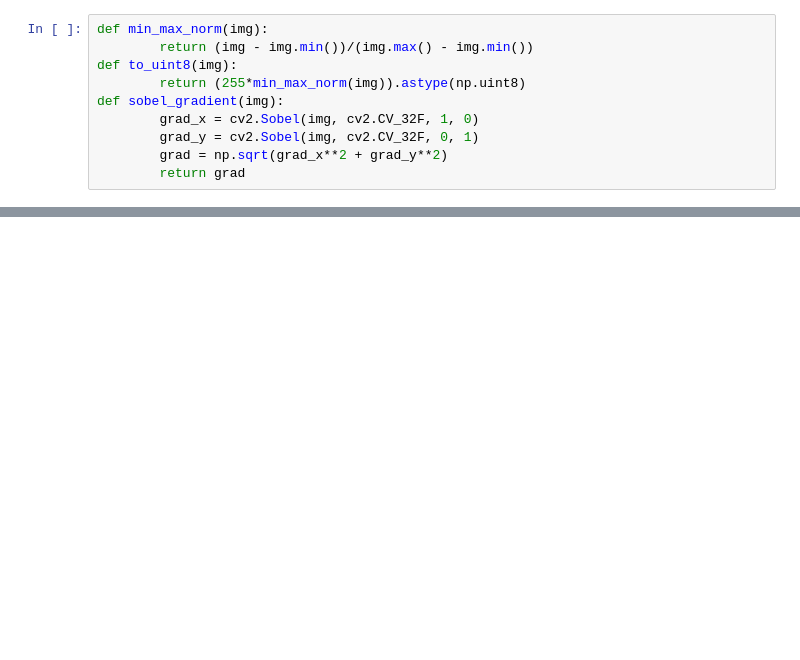
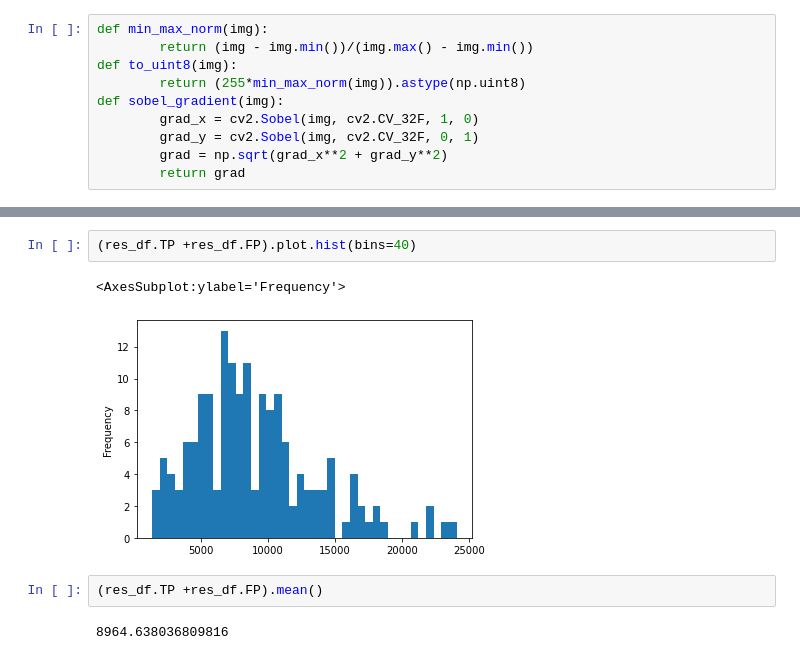
Before and after one commit to joaco18/calc-det, a Jupyter notebook: notebooks/Morphology mC Detection Test.ipynb, the cells around one changed output, grey strips where cells are left out. Cells and saved outputs as stored; diff of their text form; blank space fills up the shorter version.

```diff
--- a/notebooks/Morphology mC Detection Test.ipynb
+++ b/notebooks/Morphology mC Detection Test.ipynb
@@ -113,0 +142,9 @@ md = MorpholohyDetection(rbd_path, 0.97)
+# %%
+(res_df.TP +res_df.FP).plot.hist(bins=40)
+# %% [output]
+<AxesSubplot:ylabel='Frequency'>
+[figure, added]
+# %%
+(res_df.TP +res_df.FP).mean()
+# %% [output]
+8964.638036809816
```
Also changed, not shown: parts of 18 cells of this notebook, 1 other file.
